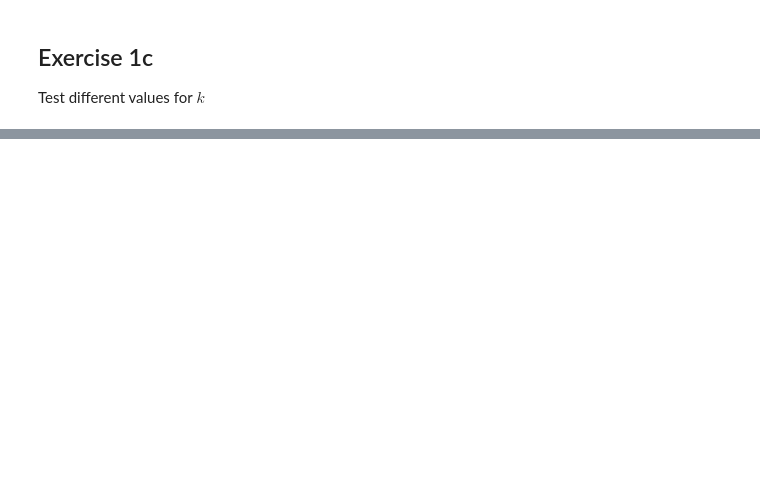
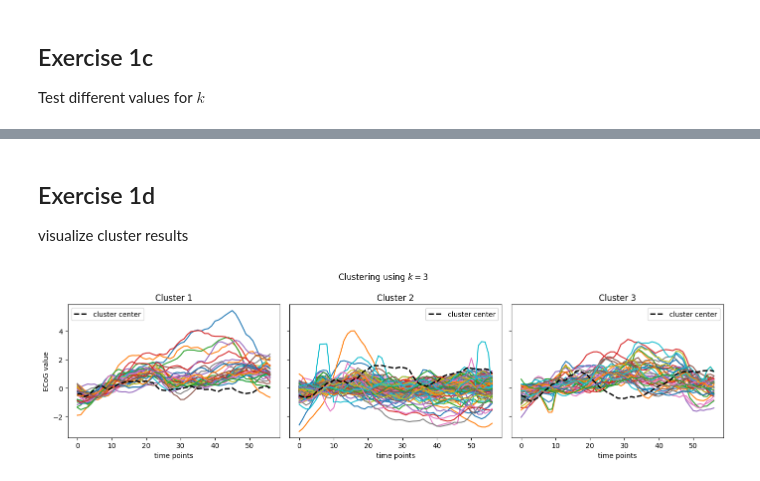
Before and after one commit to rfahrn/Time-Series-Exercises, a Jupyter notebook: exercise_5.ipynb, the cells around one changed output, grey strips where cells are left out. Drawn from its saved outputs; the diff is of its cells as text; code cells hidden in the pictures; blank space fills up the shorter version.

Commit message:
continue with exercise 5

```diff
--- a/exercise_5.ipynb
+++ b/exercise_5.ipynb
@@ -93,0 +88,31 @@ plt.show()
+# %% [markdown]
+## Exercise 1d
+
+visualize cluster results
+# %%
+k = 3
+index = np.where(k_values == k)[0][0]
+labels = all_labels[index]
+centers = all_centers[index]
+
+fig, axes = plt.subplots(1, k, figsize=(k*4 + 2, 4), sharex=True, sharey=True)
+for i in range(k):
+	# plot data belonging to cluster
+	axes[i].plot(data[:, labels == i])
+
+	# plot cluster center
+	# axes[i].plot(data[:, labels == i].mean(axis=1), linewidth=2, linestyle='--', c='black', label='cluster center')
+	axes[i].plot(centers[:, i], linewidth=2, linestyle='--', c='black', label='cluster center')
+
+	# add metadata
+	axes[i].set_title(f'Cluster {i + 1}')
+	axes[i].legend()
+	axes[i].set_xlabel('time points')
+
+# add figure metadata
+axes[0].set_ylabel('ECoG value')
+fig.suptitle(f'Clustering using $k = {k}$')
+fig.tight_layout()
+plt.show()
+# %% [output]
+[figure, added]
```
Also changed, not shown: parts of 7 cells of this notebook.
